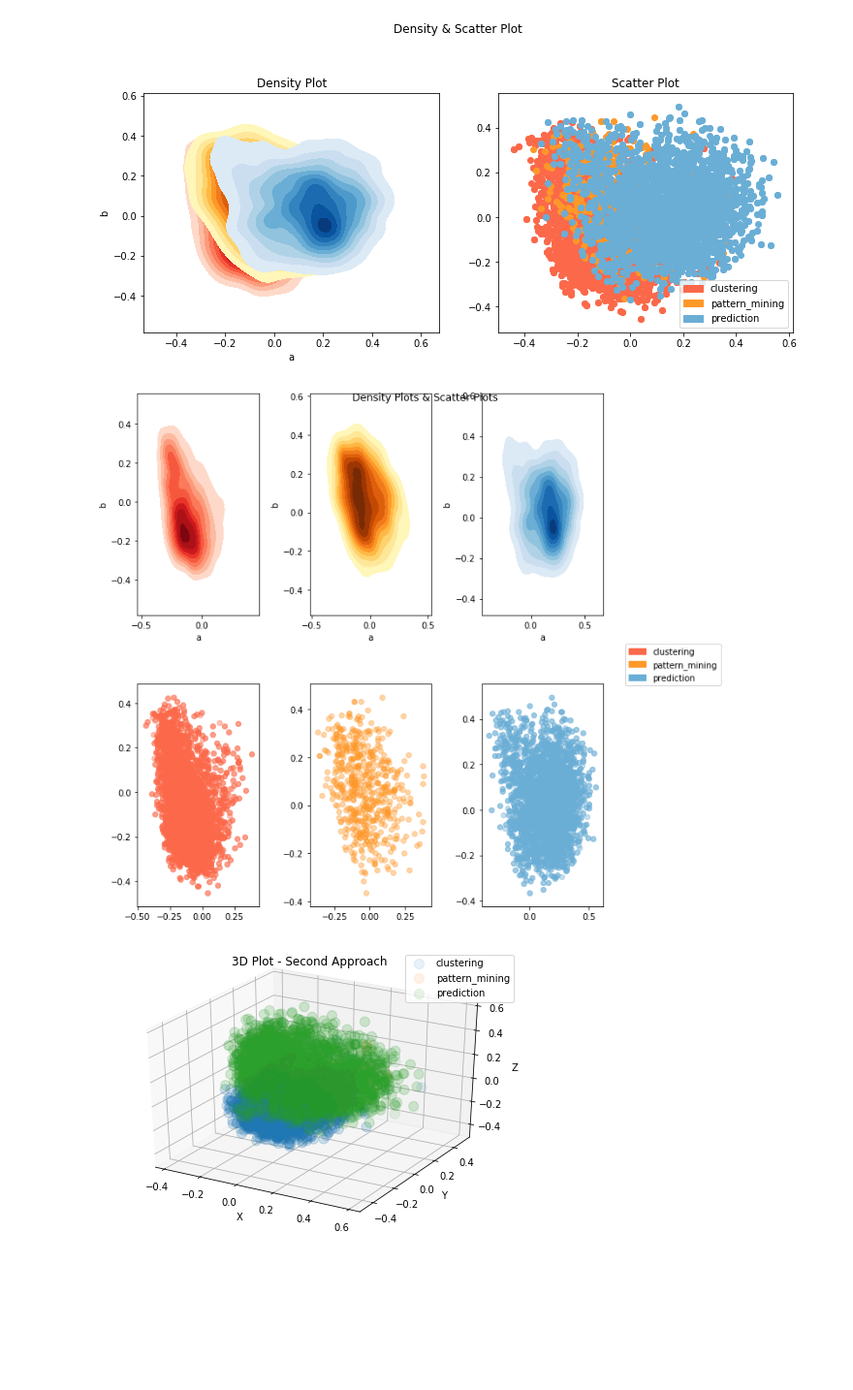
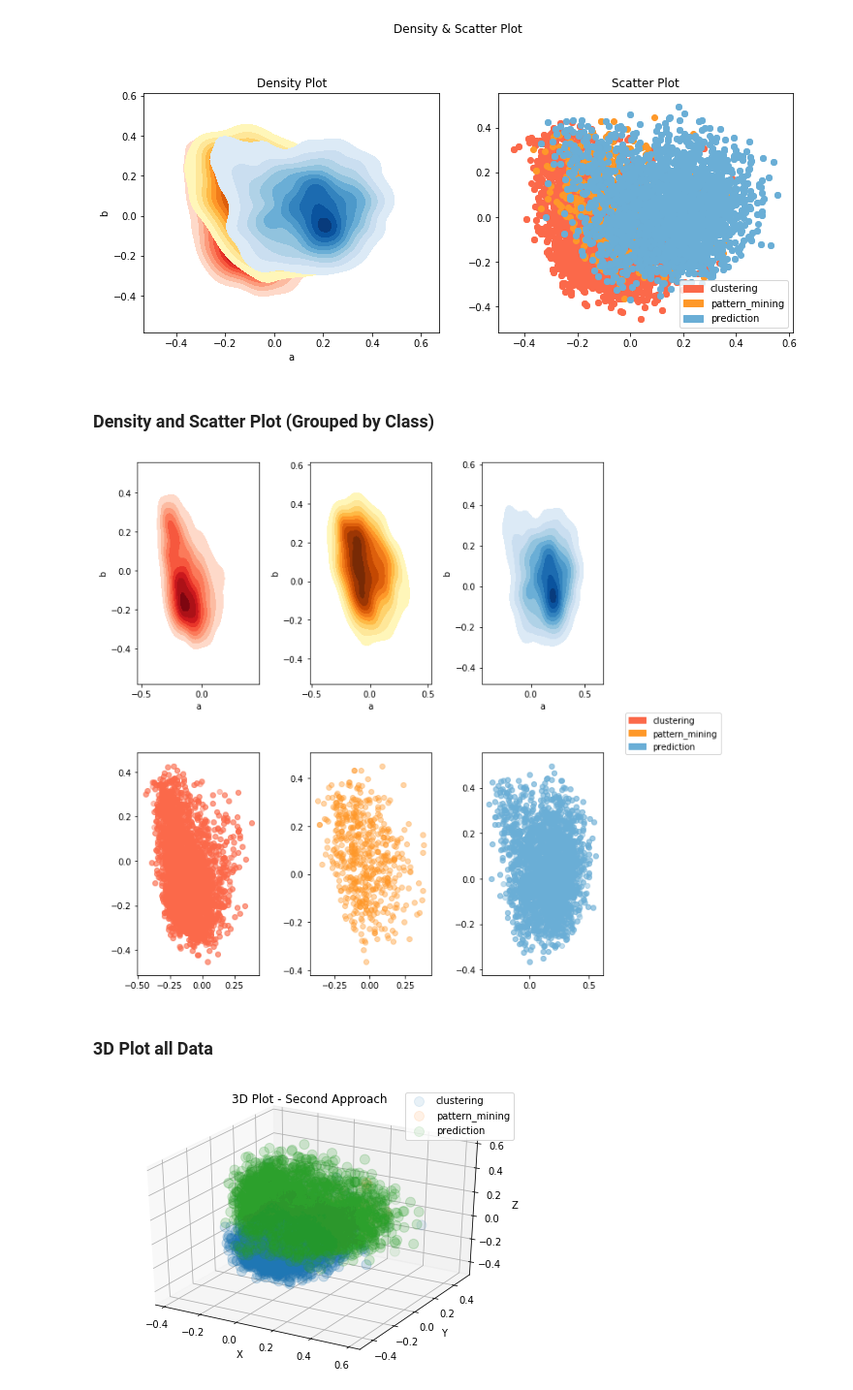
Before and after one commit to rsmttud/Recommender-System, a Jupyter notebook: notebooks/Noisy Clustering.ipynb, the cells around one changed output. Shown at 97% size. Drawn from its saved outputs; the diff is of its cells as text; code cells hidden in the pictures; blank space fills up the shorter version.

```diff
--- a/notebooks/Noisy Clustering.ipynb
+++ b/notebooks/Noisy Clustering.ipynb
@@ -176,6 +183,8 @@ for name, group in groups:
 legend = plt.legend(handles = labels)
 # %% [output]
 [figure]
+# %% [markdown]
+### Density and Scatter Plot (Grouped by Class)
 # %%
 #%matplotlib inline
 import matplotlib.patches as mpatches
@@ -183,35 +192,37 @@ import matplotlib.patches as mpatches
 
 cmaps = ["Reds","YlOrBr", "Blues","Greens"]
 #colors = ["red", "blue", "yellow", "green", "", "grey"]
 groups = df.groupby("class")
 counter = 0
 
 fig = plt.figure(figsize=(11,9))
-fig.suptitle("Density Plots & Scatter Plots")
+#fig.suptitle("Density Plots & Scatter Plots")
 
 ax_1 = fig.add_subplot(2,3,1)
 ax_2 = fig.add_subplot(2,3,2)
 ax_3 = fig.add_subplot(2,3,3)
 
 ax_4 = fig.add_subplot(2,3,4)
 ax_5 = fig.add_subplot(2,3,5)
 ax_6 = fig.add_subplot(2,3,6)
 
 labels = []
 axis = [ax_1, ax_2, ax_3]
 axis_scatter = [ax_4, ax_5, ax_6]
 for name, group in groups:
     # Change that ax = ax_1
     ax = sns.kdeplot(group.a,group.b, shade=True, cmap = cmaps[counter],shade_lowest=False, ax = axis[counter])
     color_from_cmap = matplotlib.cm.get_cmap(cmaps[counter])(0.5)
 
     axis_scatter[counter].scatter(group.a, group.b, color = color_from_cmap, alpha = 0.4)
     labels.append(mpatches.Patch(color=color_from_cmap, label=name))
     counter +=1
 legend = plt.legend(handles = labels, bbox_to_anchor=(2, 1.2))
 fig.tight_layout()
 # %% [output]
-[figure, old version]
+[figure, new version]
+# %% [markdown]
+### 3D Plot all Data
 # %%
 #%matplotlib notebook
 %matplotlib inline
```
Also changed, not shown: parts of 35 cells of this notebook.
